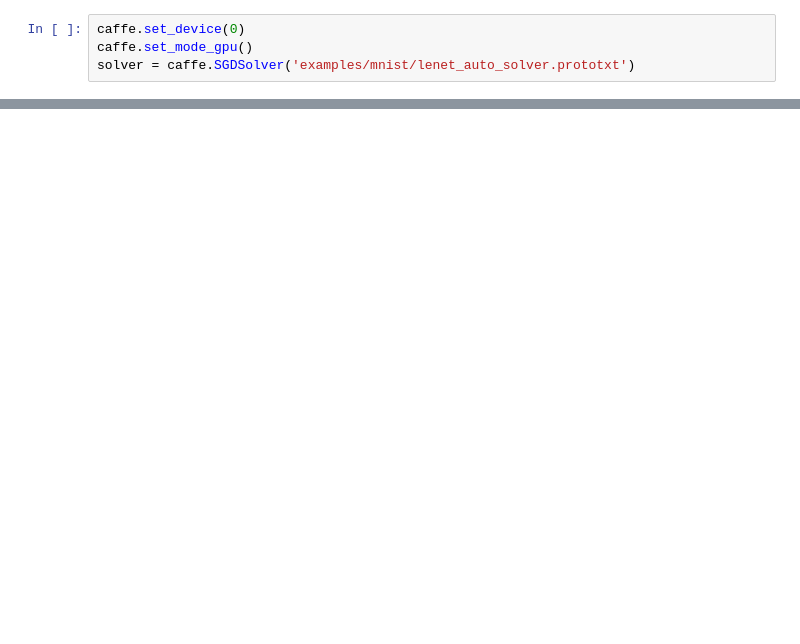
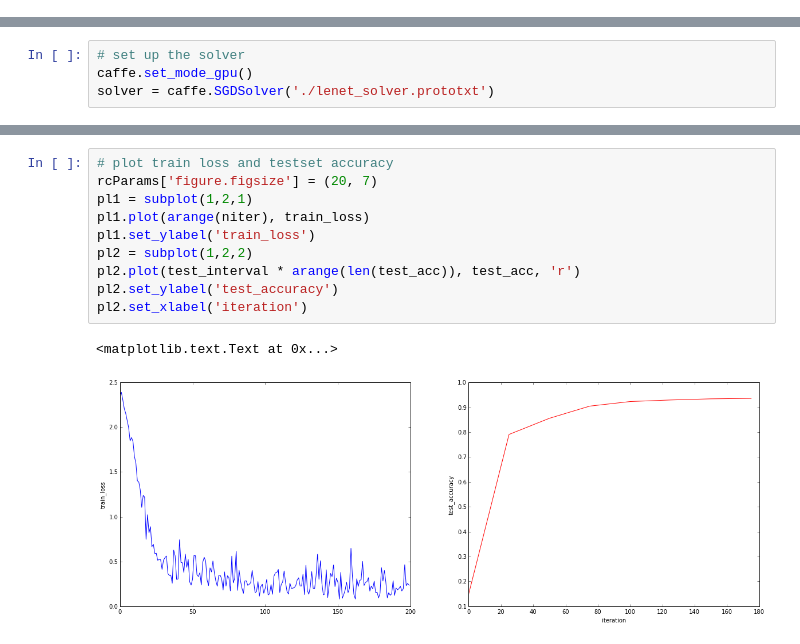
Before and after one commit to auduno/ods-deep-learning-tutorial, a Jupyter notebook: training_lenet.ipynb, the cells around one changed output, grey strips where cells are left out. Drawn from its saved outputs; the diff is of its cells as text; blank space fills up the shorter version.

```diff
--- a/training_lenet.ipynb
+++ b/training_lenet.ipynb
@@ -117,4 +0,0 @@ Let's pick a device and load the solver. We'll use SGD (with momentum), but Adag
-# %%
-caffe.set_device(0)
-caffe.set_mode_gpu()
-solver = caffe.SGDSolver('examples/mnist/lenet_auto_solver.prototxt')
@@ -295,0 +98,4 @@ for i in range(8):
+# %%
+# set up the solver
+caffe.set_mode_gpu()
+solver = caffe.SGDSolver('./lenet_solver.prototxt')
@@ -295,0 +139,13 @@ for i in range(8):
+# %%
+# plot train loss and testset accuracy
+rcParams['figure.figsize'] = (20, 7)
+pl1 = subplot(1,2,1)
+pl1.plot(arange(niter), train_loss)
+pl1.set_ylabel('train_loss')
+pl2 = subplot(1,2,2)
+pl2.plot(test_interval * arange(len(test_acc)), test_acc, 'r')
+pl2.set_ylabel('test_accuracy')
+pl2.set_xlabel('iteration')
+# %% [output]
+<matplotlib.text.Text at 0x...>
+[figure, added]
```
Also changed, not shown: parts of 46 cells of this notebook, 9 other files.
